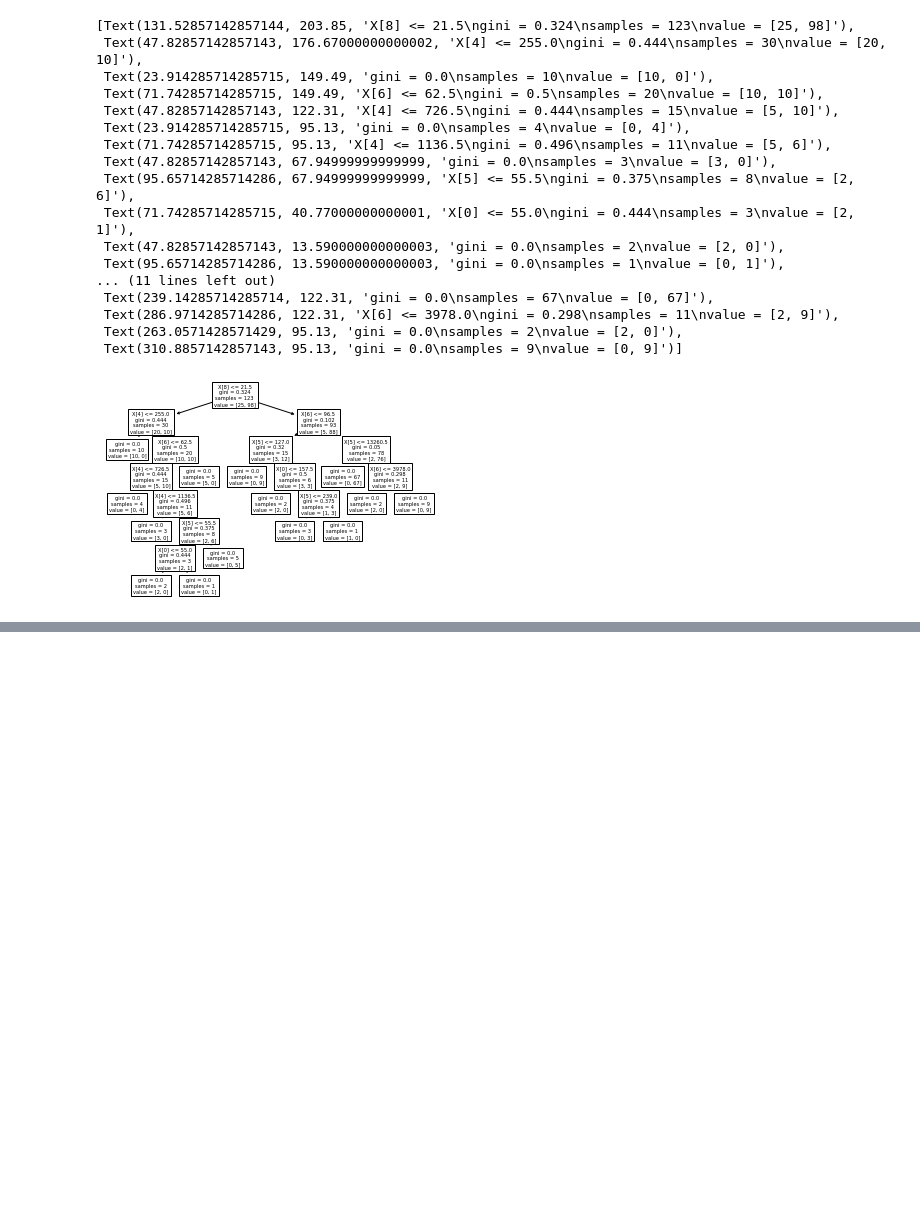
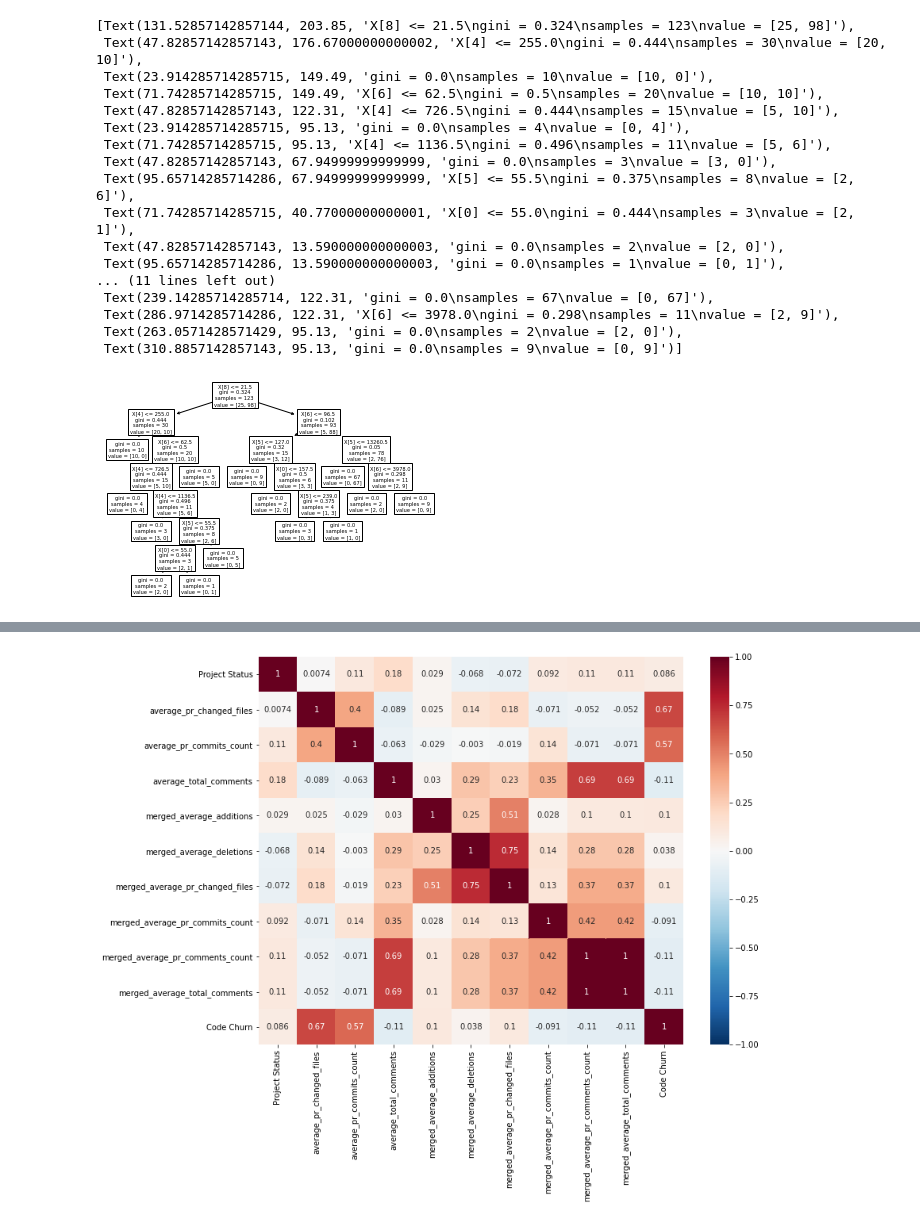
Before and after one commit to njswdwy/ECS260-Project, a Jupyter notebook: exploratory data analysis.ipynb, the cells around one changed output, grey strips where cells are left out. Cells and saved outputs as stored; diff of their text form; code cells hidden in the pictures; blank space fills up the shorter version.

```diff
--- a/exploratory data analysis.ipynb
+++ b/exploratory data analysis.ipynb
@@ -199,0 +304,7 @@ tree.plot_tree(clf)
+# %%
+corrmat = data2.corr()
+f, ax = plt.subplots(figsize=(12, 9))
+sns.heatmap(corrmat, cmap='RdBu_r', annot=True, vmax=1, vmin=-1)
+plt.show()
+# %% [output]
+[figure, added]
```
Also changed, not shown: parts of 23 cells of this notebook.
